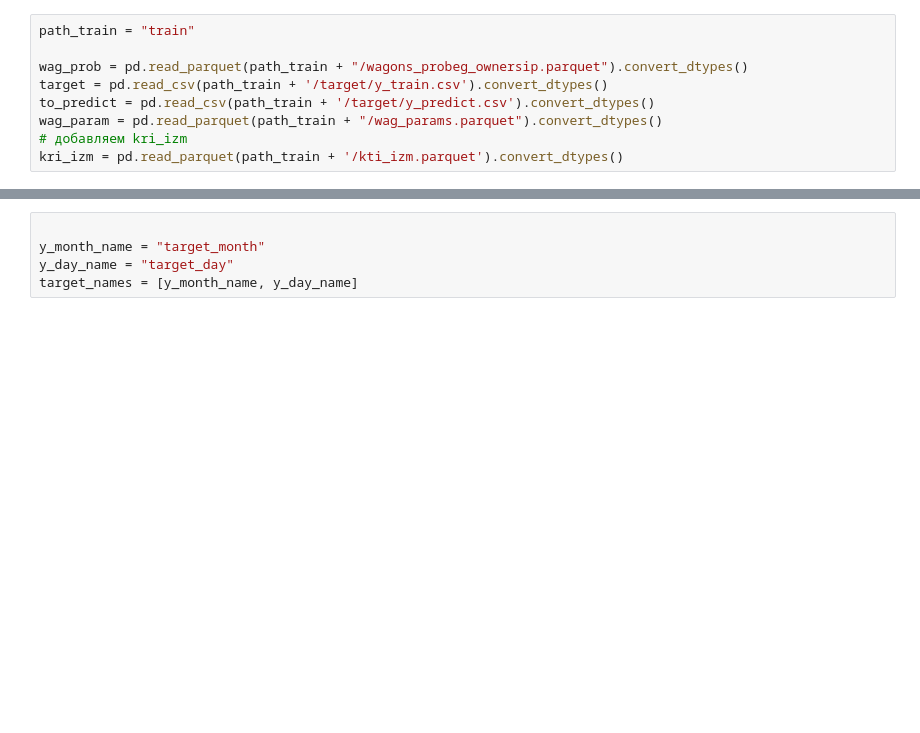
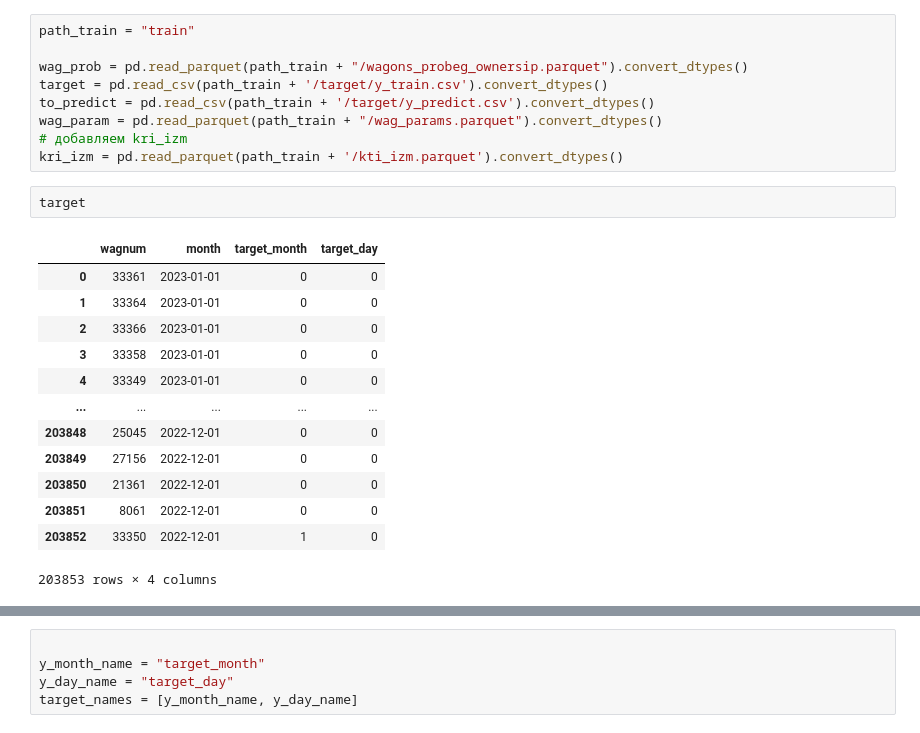
Before and after one commit to Dforgeek/DataWagonTrack2, a Jupyter notebook: new_jazzzzz_mich_step.ipynb, the cells around one changed output, grey strips where cells are left out. Drawn from its saved outputs; the diff is of its cells as text; blank space fills up the shorter version.

```diff
--- a/new_jazzzzz_mich_step.ipynb
+++ b/new_jazzzzz_mich_step.ipynb
@@ -19,3 +19,19 @@ to_predict = pd.read_csv(path_train + '/target/y_predict.csv').convert_dtypes()
 wag_param = pd.read_parquet(path_train + "/wag_params.parquet").convert_dtypes()
 # добавляем kri_izm
 kri_izm = pd.read_parquet(path_train + '/kti_izm.parquet').convert_dtypes()
+# %%
+target
+# %% [output]
+|  | wagnum | month | target_month | target_day |
+| 0 | 33361 | 2023-01-01 | 0 | 0 |
+| 1 | 33364 | 2023-01-01 | 0 | 0 |
+| 2 | 33366 | 2023-01-01 | 0 | 0 |
+| 3 | 33358 | 2023-01-01 | 0 | 0 |
+| 4 | 33349 | 2023-01-01 | 0 | 0 |
+| ... | ... | ... | ... | ... |
+| 203848 | 25045 | 2022-12-01 | 0 | 0 |
+| 203849 | 27156 | 2022-12-01 | 0 | 0 |
+| 203850 | 21361 | 2022-12-01 | 0 | 0 |
+| 203851 | 8061 | 2022-12-01 | 0 | 0 |
+| 203852 | 33350 | 2022-12-01 | 1 | 0 |
+203853 rows × 4 columns
```
Also changed, not shown: parts of 40 cells of this notebook, 2 other files.
